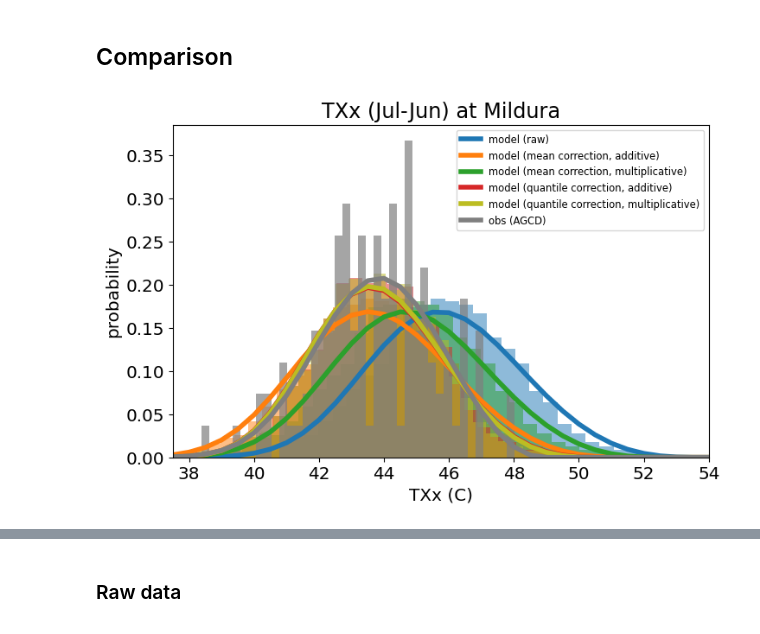
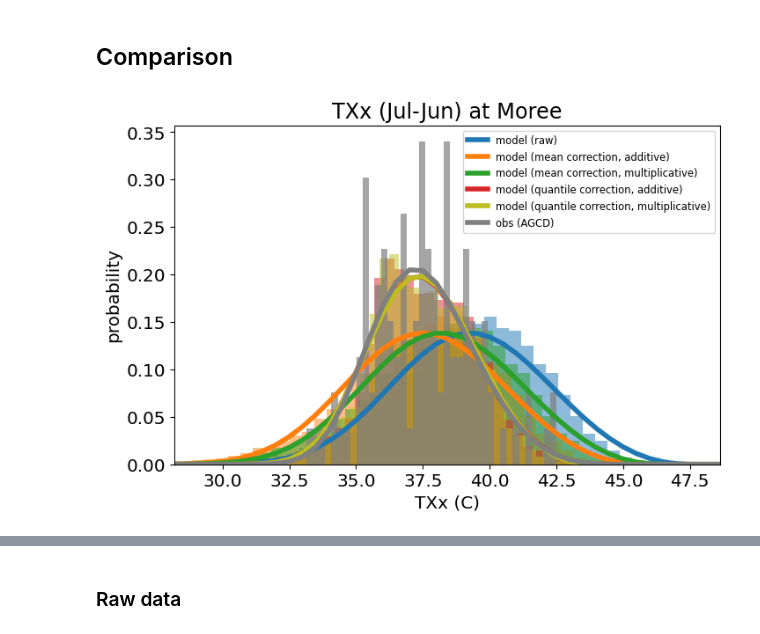
Before and after one commit to AusClimateService/unseen-projects, a Jupyter notebook: project-bias/scoping.ipynb, the cells around one changed output, grey strips where cells are left out. Saved outputs shown, nothing was run; the diff lists cells and outputs as text; code cells hidden in the pictures.

```diff
--- a/project-bias/scoping.ipynb
+++ b/project-bias/scoping.ipynb
@@ -30,7 +39,7 @@ txx_obs_file = '/Users/irv033/Desktop/txx_AGCD-CSIRO_r05_1901-2024_annual-jul-to
 # %%
 ds_obs = fileio.open_dataset(txx_obs_file)
 # %%
-da_obs = ds_obs['tasmax'].sel({'lat': mildura_lat, 'lon': mildura_lon}, method='nearest')
+da_obs = ds_obs['tasmax'].sel({'lat': lat[location], 'lon': lon[location]}, method='nearest')
 # %%
 da_obs = da_obs.compute()
 # %%
@@ -86,11 +95,12 @@ Scale parameter: 1.88
 ### Model data
 # %%
 #txx_model_file = '/g/data/xv83/unseen-projects/outputs/txx/data/txx_CanESM5-dcppA-hindcast_196101-201701_annual-jul-to-jun_aus.nc'
-txx_model_file = '/Users/irv033/Desktop/txx_CanESM5-dcppA-hindcast_196101-201701_annual-jul-to-jun_aus.nc'
+#txx_model_file = '/Users/irv033/Desktop/txx_CanESM5-dcppA-hindcast_196101-201701_annual-jul-to-jun_aus.nc'
+txx_model_file = '/Users/irv033/Desktop/txx_CanESM5-dcppA-hindcast_196101-201701_annual-jul-to-jun_AUS300i.nc'
 # %%
 ds_model = fileio.open_dataset(txx_model_file)
 # %%
-da_model = ds_model['tasmax'].sel({'lat': mildura_lat, 'lon': mildura_lon}, method='nearest')
+da_model = ds_model['tasmax'].sel({'lat': lat[location], 'lon': lon[location]}, method='nearest')
 # %%
 da_model = da_model.compute()
 # %%
@@ -363,9 +373,12 @@ def fidelity_tests(da_target):
         da_obs_detrended,
         da_bc_fcst=da_target,
     )
+# %%
+xmax = np.max([da_model_detrended_stacked.values.max(), da_obs_detrended.values.max()]) + 1
+xmin = np.min([da_model_detrended_stacked.values.min(), da_obs_detrended.values.min()]) - 1
 # %%
 fig, ax = plt.subplots(figsize=[8, 5])
-gev_xvals = np.arange(30, 65, 0.5)
+gev_xvals = np.arange(20, 65, 0.5)
 
 da_model_detrended_stacked.plot.hist(bins=40, density=True, color='tab:blue', alpha=0.5)
 gev_pdf_model_detrended = gev.pdf(gev_xvals, gev_shape_model_detrended, gev_loc_model_detrended, gev_scale_model_detrended)
@@ -413,37 +426,38 @@ plt.plot(
     gev_pdf_model_detrended_bc_quantile_add,
     color='tab:red',
     linewidth=4.0,
     label='model (quantile correction, additive)'
 )
 
 da_model_detrended_bc_quantile_mulc.plot.hist(bins=40, density=True, color='tab:olive', alpha=0.5)
 gev_pdf_model_detrended_bc_quantile_mulc = gev.pdf(
     gev_xvals,
     gev_shape_model_detrended_bc_quantile_mulc,
     gev_loc_model_detrended_bc_quantile_mulc,
     gev_scale_model_detrended_bc_quantile_mulc
 )
 plt.plot(
     gev_xvals,
     gev_pdf_model_detrended_bc_quantile_mulc,
     color='tab:olive',
     linewidth=4.0,
     label='model (quantile correction, multiplicative)'
 )
 
 da_obs_detrended.plot.hist(bins=40, density=True, color='tab:gray', alpha=0.7)
 gev_pdf_obs_detrended = gev.pdf(gev_xvals, gev_shape_obs_detrended, gev_loc_obs_detrended, gev_scale_obs_detrended)
 plt.plot(gev_xvals, gev_pdf_obs_detrended, color='tab:gray', linewidth=4.0, label='obs (AGCD)')
 
 plt.xlabel('TXx (C)')
 plt.ylabel('probability')
-plt.title(f'TXx (Jul-Jun) at Mildura')
-plt.xlim(37.5, 54)
+plt.title(f'TXx (Jul-Jun) at {location}')
+
+plt.xlim(xmin, xmax)
 plt.legend(fontsize='small')
-plt.savefig('txx_mildura_gevs.png', bbox_inches='tight', facecolor='white')
+plt.savefig(f'txx_{location}_gevs.png', bbox_inches='tight', facecolor='white')
 plt.show()
 # %% [output]
-[figure, old version]
+[figure, new version]
 # %%
 fig = plt.figure(figsize=[7, 6])
 #ax1 = fig.add_subplot(211)
```
Also changed, not shown: parts of 25 cells of this notebook, 2 other files.
